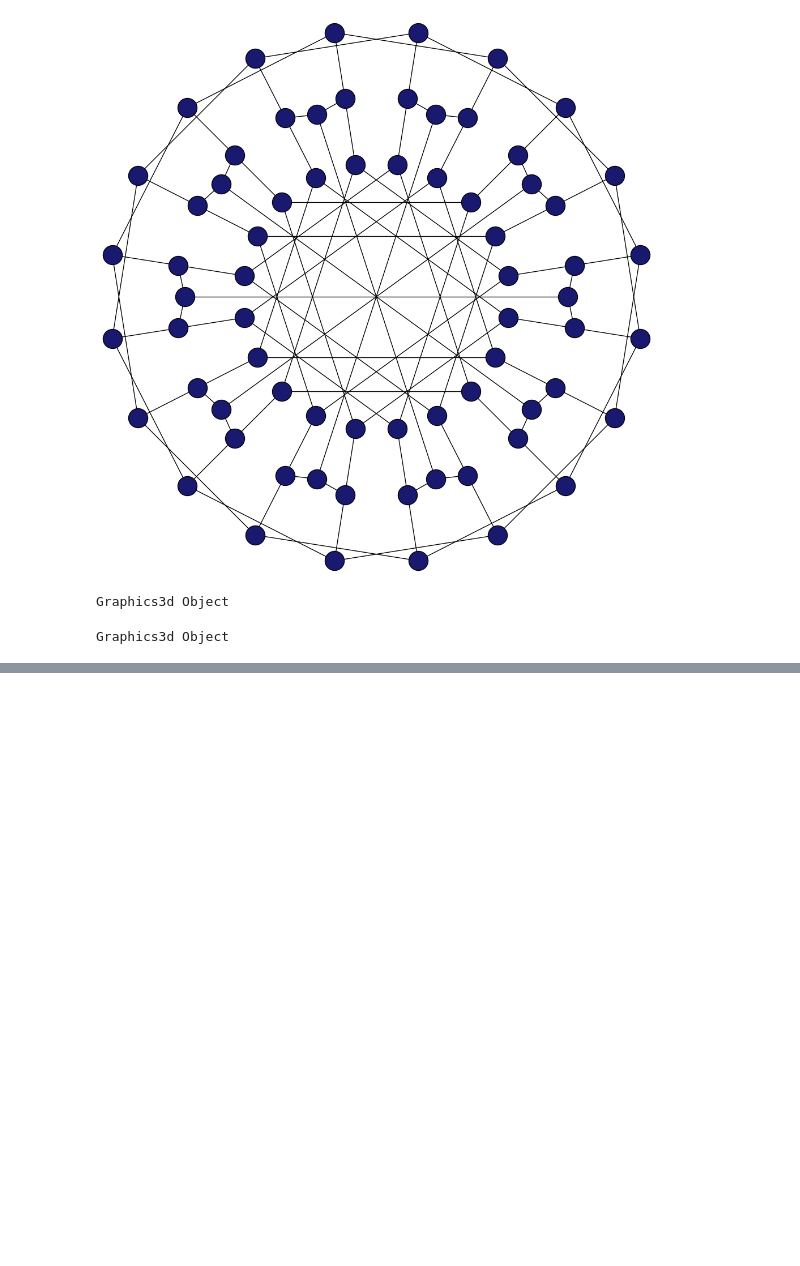
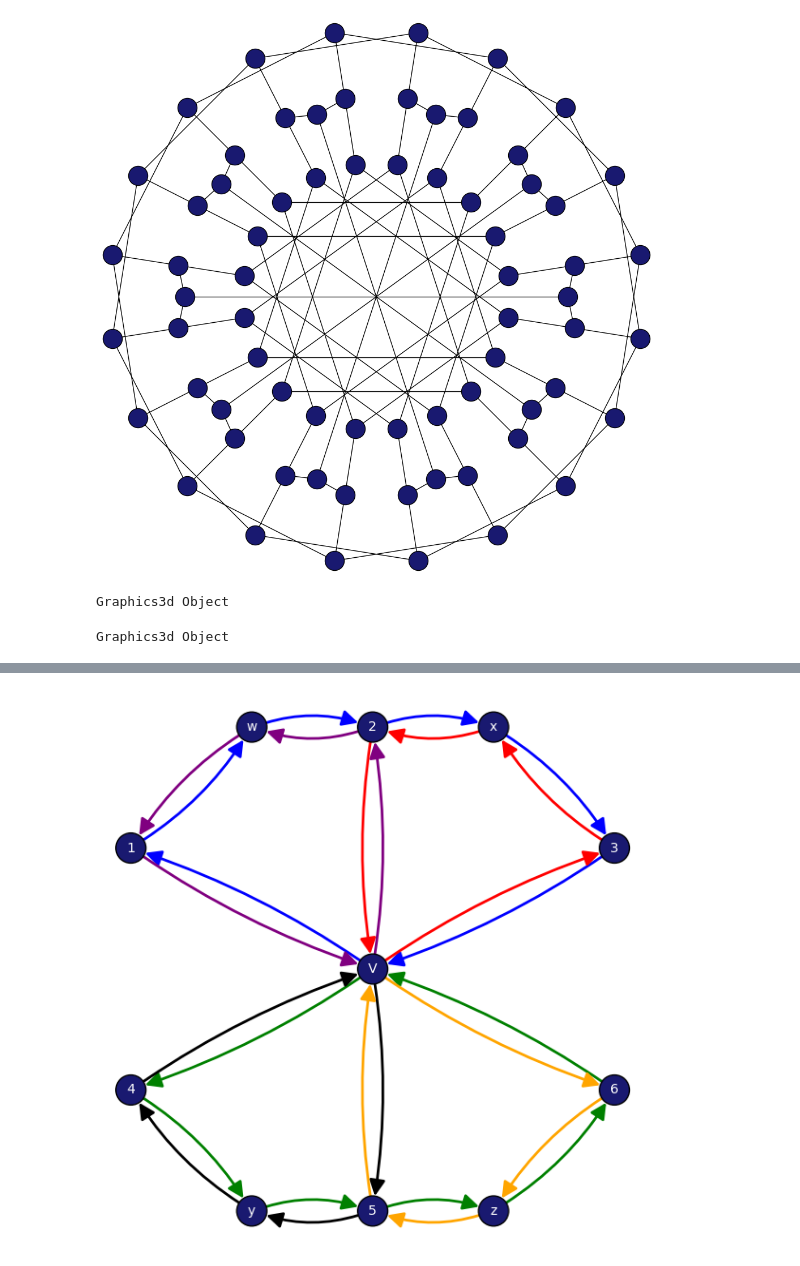
Before and after one commit to SanderGi/Genus, a Jupyter notebook: Balaban10/test.ipynb, the cells around one changed output, grey strips where cells are left out. Saved outputs shown, nothing was run; the diff lists cells and outputs as text; code cells hidden in the pictures; blank space fills up the shorter version.

```diff
--- a/Balaban10/test.ipynb
+++ b/Balaban10/test.ipynb
@@ -462,0 +464,97 @@ final_plot.show(frame=False, viewer='tachyon', shade='full', antialiasing=True,
+# %%
+positions = {
+    '1': (-2, 2),
+    'w': (-1, 3),
+    '2': (0, 3),
+    'x': (1, 3),
+    '3': (2, 2),
+    'V': (0, 1),
+    '4': (-2, 0),
+    'y': (-1, -1),
+    '5': (0, -1),
+    'z': (1, -1),
+    '6': (2, 0)
+}
+
+cycles = [
+    # Cycle around 1, 2, 3 and V
+    ('1', 'w', '2', 'x', '3', 'V', '1'),
+
+    # Cycle through 1, 2, and V
+    ('1', 'V', '2', 'w', '1'),
+
+    # Cycle through 2, 3, and V
+    ('2', 'V', '3', 'x', '2'),
+
+    # Cycle through V, 4, 5, 6
+    ('V', '4', 'y', '5', 'z', '6', 'V'),
+
+    # Cycle through V, 6, 5
+    ('V', '6', 'z', '5', 'V'),
+
+    # Cycle through V, 5, 4
+    ('V', '5', 'y', '4', 'V')
+]
+
+edges = [c for cycle in cycles for c in list(zip(cycle[:-1], cycle[1:]))]
+
+# Create the directed graph
+G = DiGraph(edges)
+G.set_pos(positions)
+
+def is_in_cycle(e, cycle):
+    try:
+        i = cycle.index(e[0])
+        j = cycle.index(e[1])
+
+        if i + 1 == j or (i == len(cycle) - 2 and j == 0):
+            return True
+        else:
+            return False
+    except ValueError:
+        return False
+
+for e in G.edges():
+    G.set_edge_label(e[0], e[1], 0)
+    for i, c in enumerate(cycles):
+        if is_in_cycle(e, c):
+            G.set_edge_label(e[0], e[1], i + 1)
+
+p = G.plot(
+    edge_colors=G._color_by_label({
+        0: "yellow",
+        1: "blue",
+        2: "purple",
+        3: "red",
+        4: "green",
+        5: "orange",
+        6: "black",
+        7: "brown",
+        8: "pink",
+        9: "cyan",
+        10: "magenta",
+        11: "grey",
+        12: "lightblue",
+        13: "lightgreen",
+        14: "teal",
+        15: 'salmon',
+        16: 'navy',
+        17: 'gold',
+        18: 'lime',
+        19: 'indigo',
+        20: 'maroon',
+        21: 'olive',
+    }),
+    vertex_size=1000,
+    vertex_color="midnightblue",
+    transparent=True,
+)
+for object in p._objects:
+    if isinstance(object, sage.plot.text.Text):
+        object._options['rgbcolor'] = (1, 1, 1)
+p.show(figsize=(6, 6))
+
+# export as PDF
+p.save("../images/Degree6CounterExample.pdf", figsize=(6, 6))
+# %% [output]
+[figure, added]
```
Also changed, not shown: parts of 1 cell of this notebook, 16 other files.
